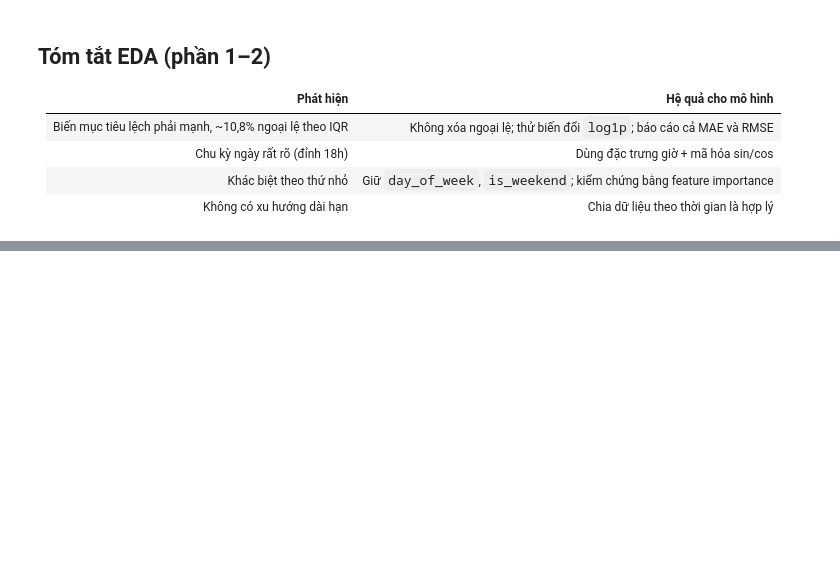
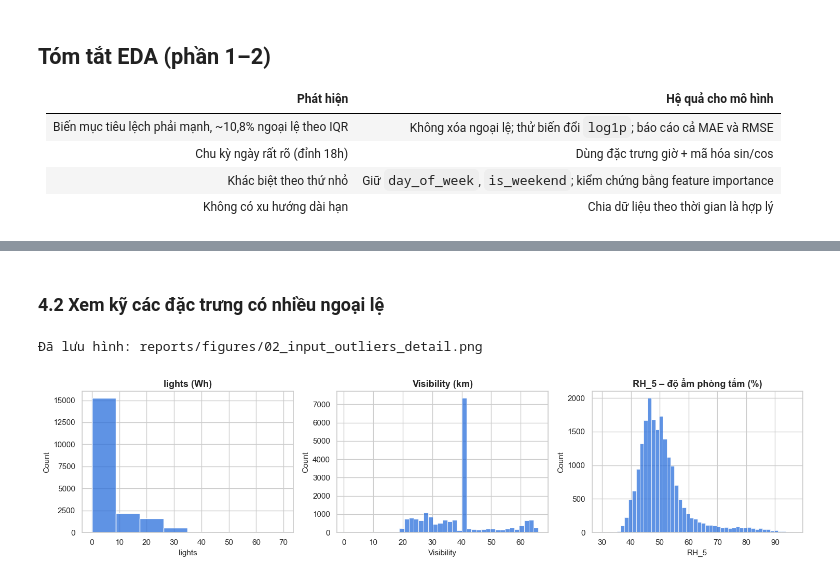
Before and after one commit to LeHung0676/Machine_learning_Group, a Jupyter notebook: DoAnCuoiKy/notebooks/02_eda.ipynb, the cells around one changed output, grey strips where cells are left out. Drawn from its saved outputs; the diff is of its cells as text; code cells hidden in the pictures; blank space fills up the shorter version.

```diff
--- a/DoAnCuoiKy/notebooks/02_eda.ipynb
+++ b/DoAnCuoiKy/notebooks/02_eda.ipynb
@@ -228,0 +414,16 @@ plt.show()
+# %% [markdown]
+### 4.2 Xem kỹ các đặc trưng có nhiều ngoại lệ
+# %%
+fig, axes = plt.subplots(1, 3, figsize=(15, 3.8))
+sns.histplot(df["lights"], bins=8, ax=axes[0])
+axes[0].set_title("lights (Wh)")
+sns.histplot(df["Visibility"], bins=40, ax=axes[1])
+axes[1].set_title("Visibility (km)")
+sns.histplot(df["RH_5"], bins=50, ax=axes[2])
+axes[2].set_title("RH_5 – độ ẩm phòng tắm (%)")
+fig.tight_layout()
+save_fig(fig, "02_input_outliers_detail")
+plt.show()
+# %% [output]
+Đã lưu hình: reports/figures/02_input_outliers_detail.png
+[figure, added]
```
Also changed, not shown: parts of 17 cells of this notebook, 4 other files.
